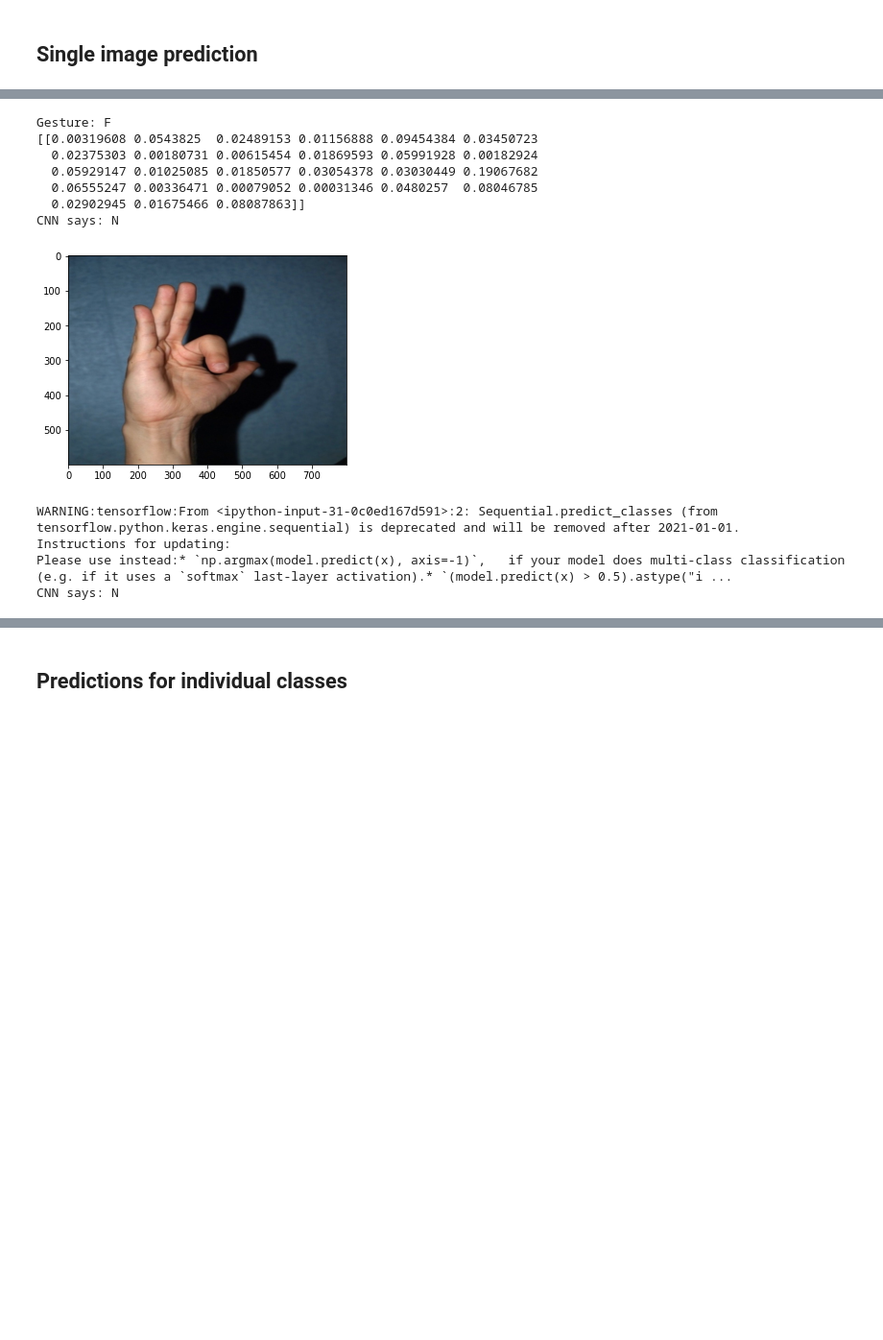
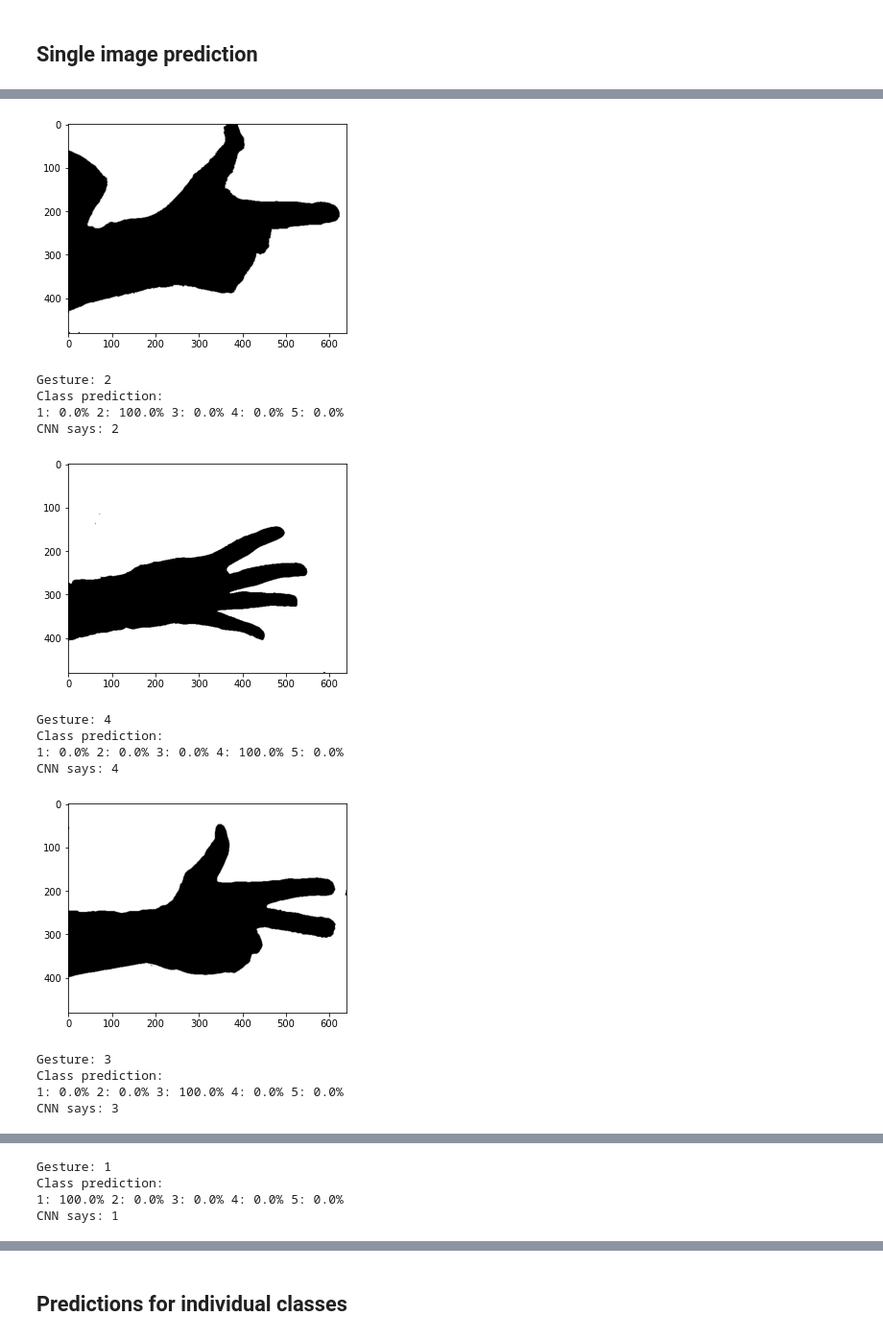
Before and after one commit to werd0n4/hand-gesture-classification, a Jupyter notebook: Main.ipynb, the cells around one changed output, grey strips where cells are left out. Shown at 96% size. Drawn from its saved outputs; the diff is of its cells as text; code cells hidden in the pictures; blank space fills up the shorter version.

```diff
--- a/Main.ipynb
+++ b/Main.ipynb
@@ -529,29 +595,33 @@ CNN says: N
-# %%
-nmb = random.randint(1, 200)
-my_hand = show_img(nmb)
-my_hand = my_hand.reshape(1, vert_y, horiz_x, 3)
-result = model.predict(my_hand)
-print(result)
-result = np.argmax(model.predict(my_hand), axis=-1)
-result = int(result)
-print('CNN says: ' + class_names[result])
-# %% [output]
-Gesture: F
-[[0.00319608 0.0543825  0.02489153 0.01156888 0.09454384 0.03450723
-  0.02375303 0.00180731 0.00615454 0.01869593 0.05991928 0.00182924
-  0.05929147 0.01025085 0.01850577 0.03054378 0.03030449 0.19067682
-  0.06555247 0.00336471 0.00079052 0.00031346 0.0480257  0.08046785
-  0.02902945 0.01675466 0.08087863]]
-CNN says: N
-[figure, removed]
-# %%
-my_hand = my_hand.reshape(1, vert_y, horiz_x, 3)
-result = model.predict_classes(my_hand)
-# result = (CNN.predict(my_hand) > 0.5).astype("int32")
-result = int(result)
-print('CNN says: ' + class_names[result])
-# %% [output]
-WARNING:tensorflow:From <ipython-input-31-0c0ed167d591>:2: Sequential.predict_classes (from tensorflow.python.keras.engine.sequential) is deprecated and will be removed after 2021-01-01.
-Instructions for updating:
-Please use instead:* `np.argmax(model.predict(x), axis=-1)`,   if your model does multi-class classification   (e.g. if it uses a `softmax` last-layer activation).* `(model.predict(x) > 0.5).astype("i ...
-CNN says: N
+# %%
+imgslist = glob.glob(f'{imgs_test_path}/*/*')
+
+for i in range(10):
+    nmb = random.randint(1, test_set_size)
+    show_img(nmb, imgs_test_path)
+    single_img = imgslist[nmb]
+    single_img = image.load_img(single_img, target_size=(horiz_x, vert_y, 3))
+    single_img = image.img_to_array(single_img)
+    single_img = np.expand_dims(single_img, axis=0)
+    prediction = model.predict(single_img)
+    print('Class prediction: ')
+    # print(prediction[0])
+    for i, prc in enumerate(prediction[0]):
+        print(class_names[i] +": " + str(100*round(prc, 2)) + '%', end=" ")
+    prediction = np.argmax(prediction, axis=-1)
+    print('\nCNN says: ' + class_names[int(prediction)])
+# %% [output]
+[figure, added]
+Gesture: 2
+Class prediction:
+1: 0.0% 2: 100.0% 3: 0.0% 4: 0.0% 5: 0.0%
+CNN says: 2
+[figure, added]
+Gesture: 4
+Class prediction:
+1: 0.0% 2: 0.0% 3: 0.0% 4: 100.0% 5: 0.0%
+CNN says: 4
+[figure, added]
+Gesture: 3
+Class prediction:
+1: 0.0% 2: 0.0% 3: 100.0% 4: 0.0% 5: 0.0%
+CNN says: 3
@@ -557,0 +629,4 @@ CNN says: N
+Gesture: 1
+Class prediction:
+1: 100.0% 2: 0.0% 3: 0.0% 4: 0.0% 5: 0.0%
+CNN says: 1
```
Also changed, not shown: parts of 40 cells of this notebook.
